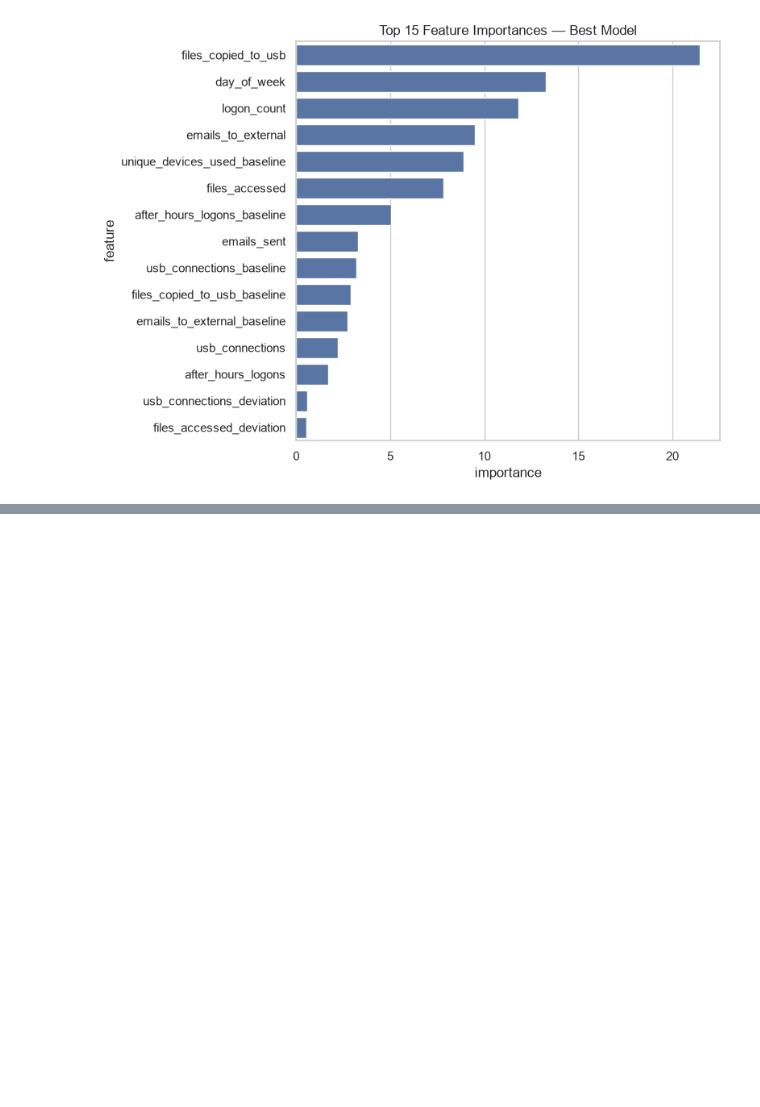
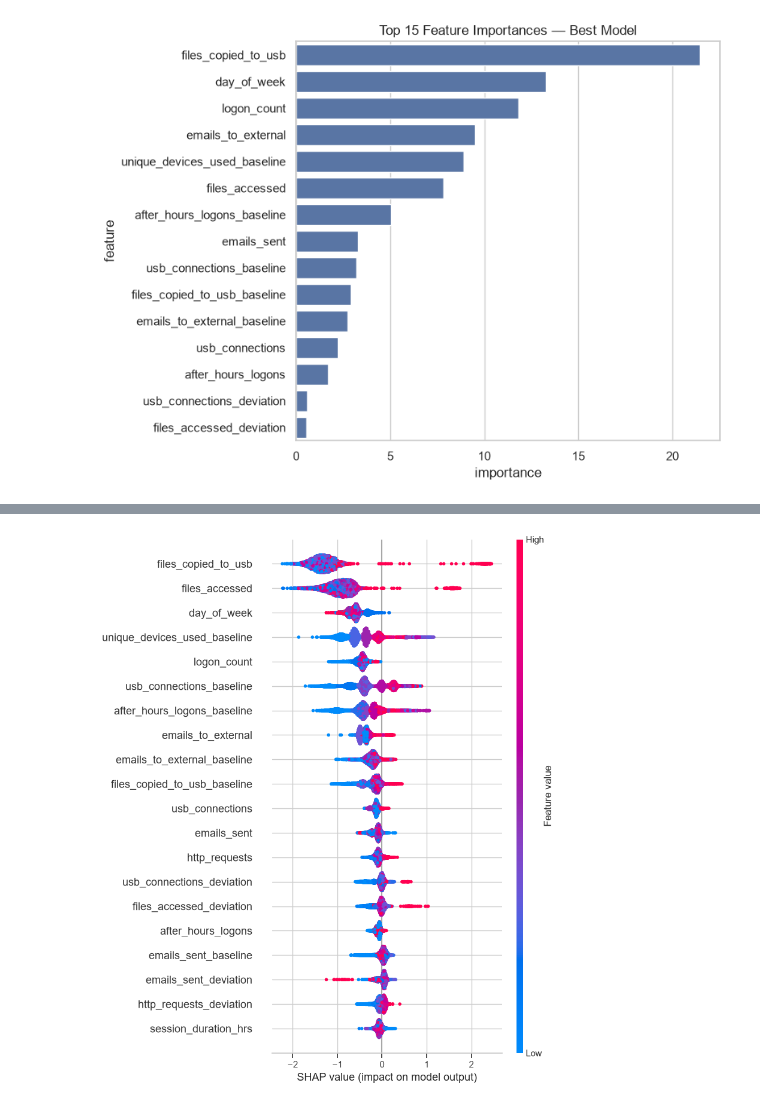
Before and after one commit to ashrithakothapally/insider-threat-detection, a Jupyter notebook: notebooks/eda_and_results.ipynb, the cells around one changed output, grey strips where cells are left out. Saved outputs shown, nothing was run; the diff lists cells and outputs as text; code cells hidden in the pictures; blank space fills up the shorter version.

```diff
--- a/notebooks/eda_and_results.ipynb
+++ b/notebooks/eda_and_results.ipynb
@@ -130,0 +147,4 @@ plt.show()
+# %%
+shap.summary_plot(shap_vals_pos, X_test_scaled, show=True)
+# %% [output]
+[figure, added]
```
Also changed, not shown: parts of 3 cells of this notebook.
